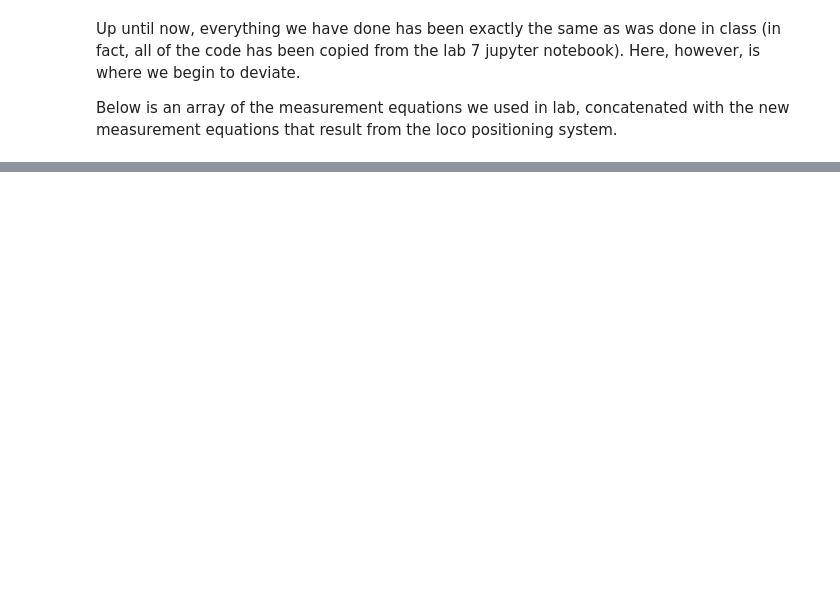
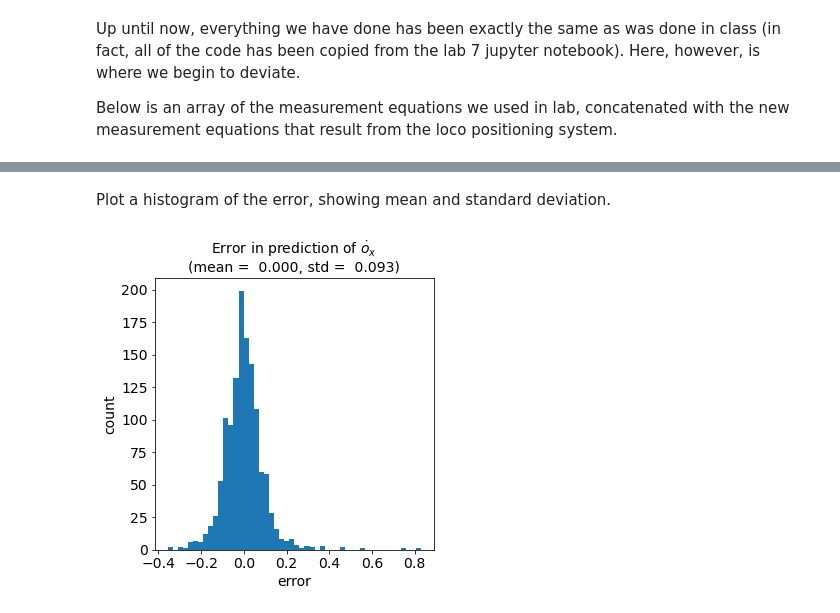
Before and after one commit to dmccann3/AE483_SearchRescue, a Jupyter notebook: analysis.ipynb, the cells around one changed output, grey strips where cells are left out. Drawn from its saved outputs; the diff is of its cells as text; code cells hidden in the pictures; blank space fills up the shorter version.

```diff
--- a/analysis.ipynb
+++ b/analysis.ipynb
@@ -383,4 +471,0 @@ g = 9.81
-# %%
-f = sym.lambdify(s + i + p, f_sym)
-
-# f_sym.subs(tuple(zip(s, s_eq))).subs(tuple(zip(i, i_eq)))
@@ -703,0 +631,19 @@ f_z = -0.01530678f * (o_z - o_z_des) -0.03620873f * v_z + 0.41937750f;
+# %%
+o_x_dot_err = o_x_dot_predicted[:-1] - o_x_dot_true
+# %% [markdown]
+Plot a histogram of the error, showing mean and standard deviation.
+# %%
+plt.figure(figsize=(5, 5))
+plt.hist(o_x_dot_err, 50)
+plt.xlabel('error', fontsize=14)
+plt.ylabel('count', fontsize=14)
+plt.xticks(fontsize=14)
+plt.yticks(fontsize=14)
+plt.title(
+    'Error in prediction of $\dot{o}_x$\n' +
+    f'(mean = {np.mean(o_x_dot_err):6.3f}, std = {np.std(o_x_dot_err):6.3f})',
+    fontsize=14,
+)
+plt.show()
+# %% [output]
+[figure, added]
```
Also changed, not shown: parts of 217 cells of this notebook, 3 other files.
